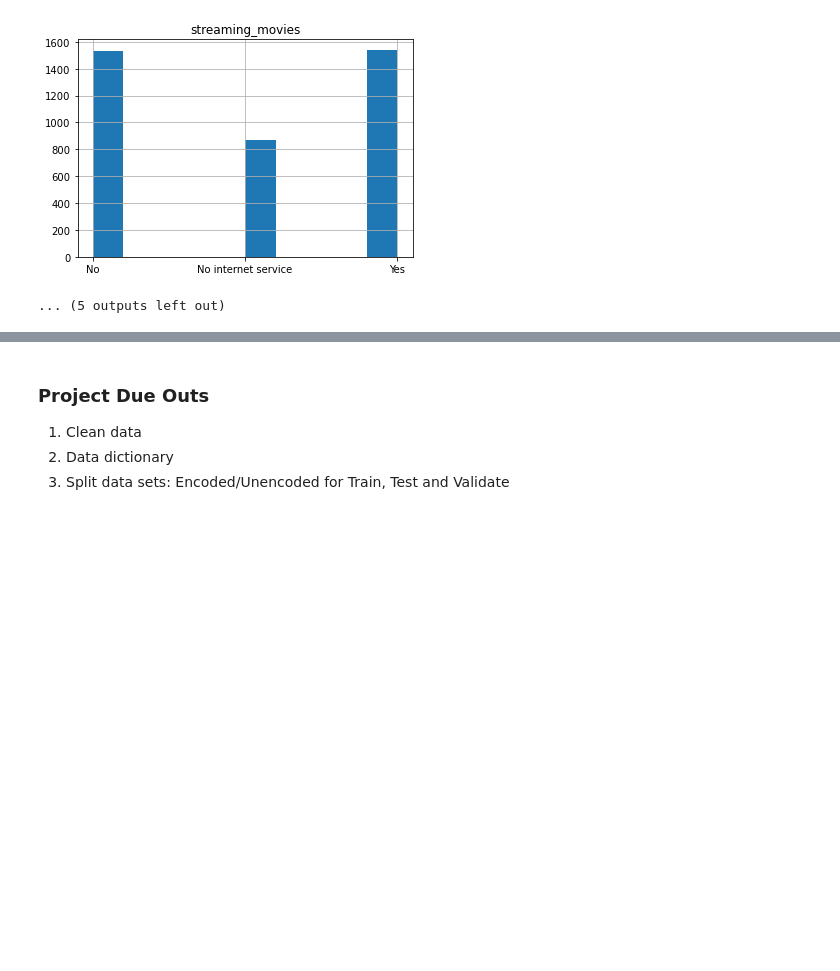
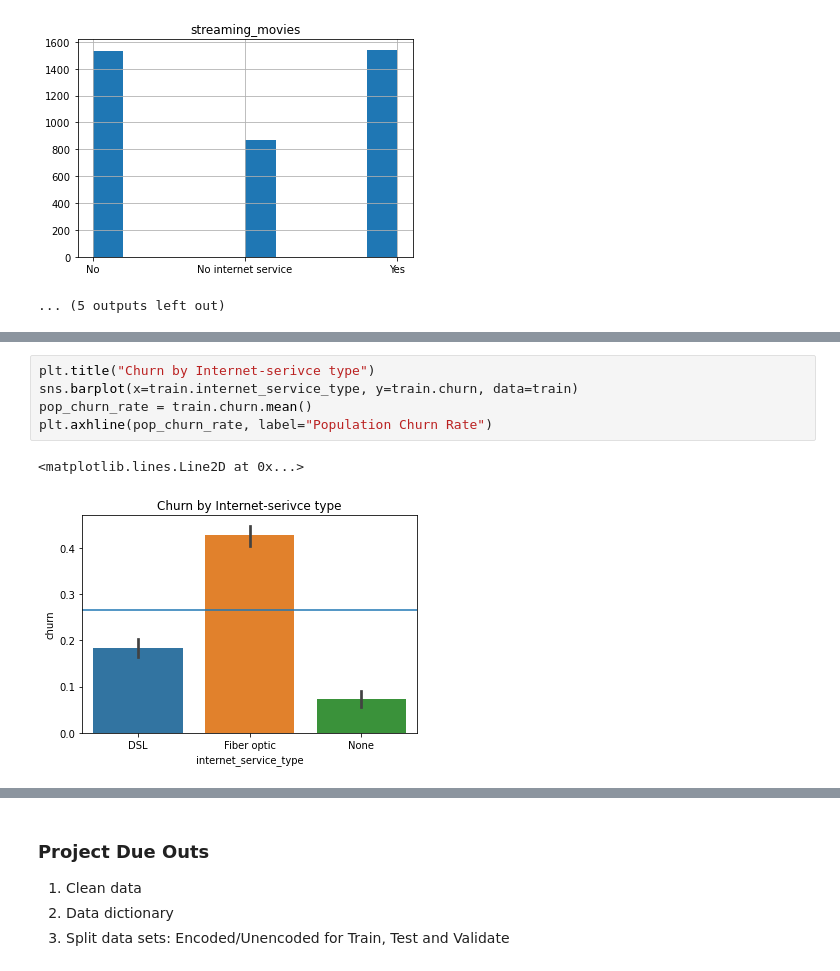
Before and after one commit to fred-lindsey/projects, a Jupyter notebook: TELCO_churn_project/scratch_notebook.ipynb, the cells around one changed output, grey strips where cells are left out. Saved outputs shown, nothing was run; the diff lists cells and outputs as text; blank space fills up the shorter version.

```diff
--- a/TELCO_churn_project/scratch_notebook.ipynb
+++ b/TELCO_churn_project/scratch_notebook.ipynb
@@ -221,0 +235,8 @@ for col in cat_col:
+# %%
+plt.title("Churn by Internet-serivce type")
+sns.barplot(x=train.internet_service_type, y=train.churn, data=train)
+pop_churn_rate = train.churn.mean()
+plt.axhline(pop_churn_rate, label="Population Churn Rate")
+# %% [output]
+<matplotlib.lines.Line2D at 0x...>
+[figure, added]
```
Also changed, not shown: parts of 20 cells of this notebook.
